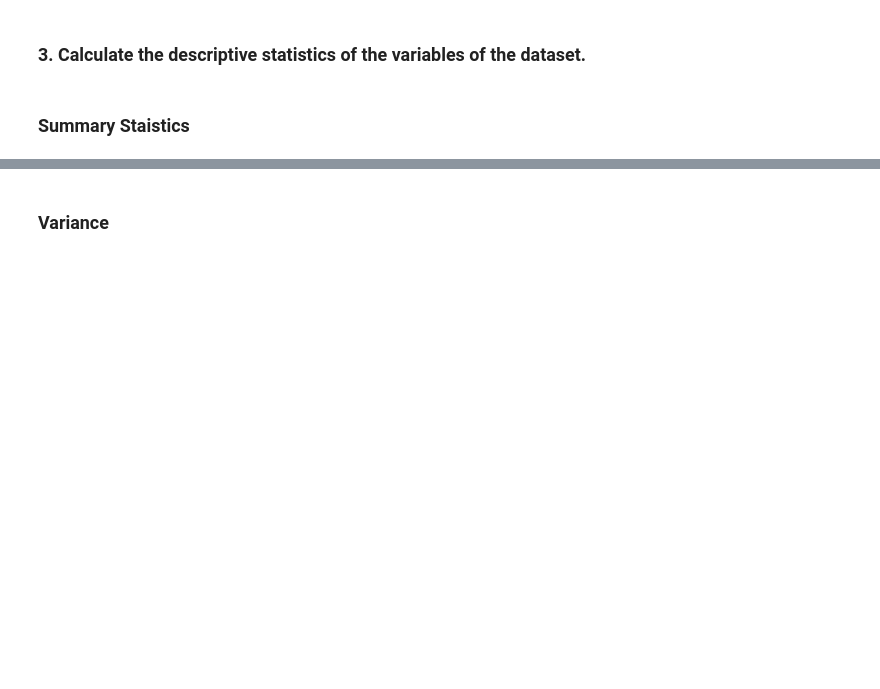
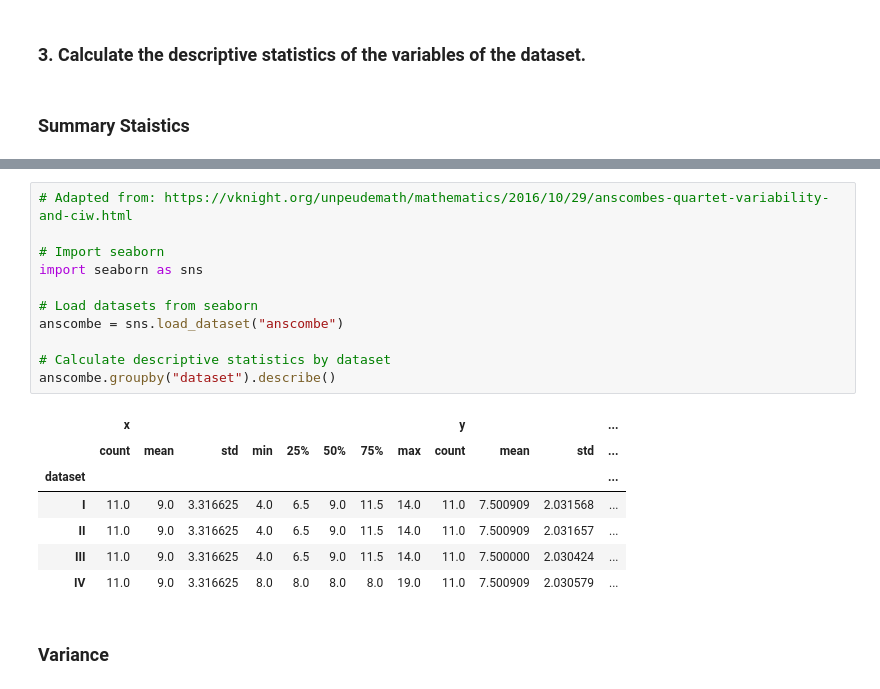
Before and after one commit to fionanealon/anscombes-quartet, a Jupyter notebook: anscombes-quartet.ipynb, the cells around one changed output, grey strips where cells are left out. Saved outputs shown, nothing was run; the diff lists cells and outputs as text; blank space fills up the shorter version.

```diff
--- a/anscombes-quartet.ipynb
+++ b/anscombes-quartet.ipynb
@@ -62,3 +85,22 @@ df.describe()
+# %%
+# Adapted from: https://vknight.org/unpeudemath/mathematics/2016/10/29/anscombes-quartet-variability-and-ciw.html
+
+# Import seaborn
+import seaborn as sns
+
+# Load datasets from seaborn
+anscombe = sns.load_dataset("anscombe")
+
+# Calculate descriptive statistics by dataset
+anscombe.groupby("dataset").describe()
+# %% [output]
+|  | x |  |  |  |  |  |  |  | y |  |  | ... |
+|  | count | mean | std | min | 25% | 50% | 75% | max | count | mean | std | ... |
+| dataset |  |  |  |  |  |  |  |  |  |  |  | ... |
+| I | 11.0 | 9.0 | 3.316625 | 4.0 | 6.5 | 9.0 | 11.5 | 14.0 | 11.0 | 7.500909 | 2.031568 | ... |
+| II | 11.0 | 9.0 | 3.316625 | 4.0 | 6.5 | 9.0 | 11.5 | 14.0 | 11.0 | 7.500909 | 2.031657 | ... |
+| III | 11.0 | 9.0 | 3.316625 | 4.0 | 6.5 | 9.0 | 11.5 | 14.0 | 11.0 | 7.500000 | 2.030424 | ... |
+| IV | 11.0 | 9.0 | 3.316625 | 8.0 | 8.0 | 8.0 | 8.0 | 19.0 | 11.0 | 7.500909 | 2.030579 | ... |
 # %% [markdown]
 ### Variance
 # %%
```
Also changed, not shown: parts of 19 cells of this notebook.
